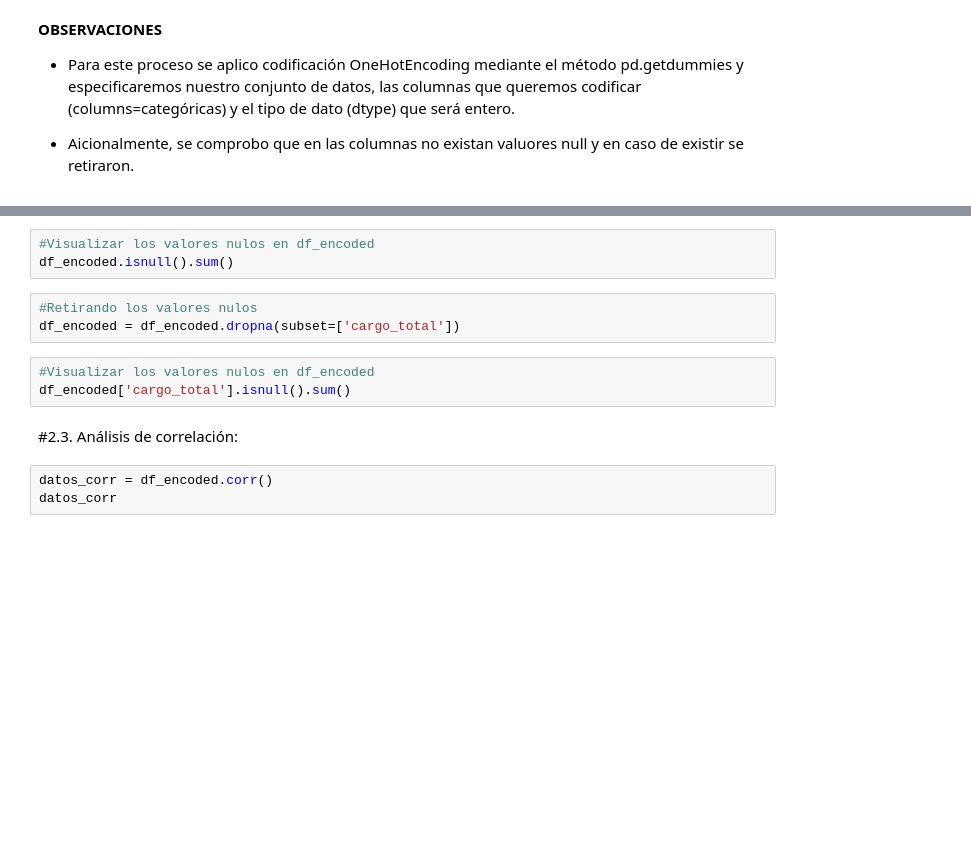
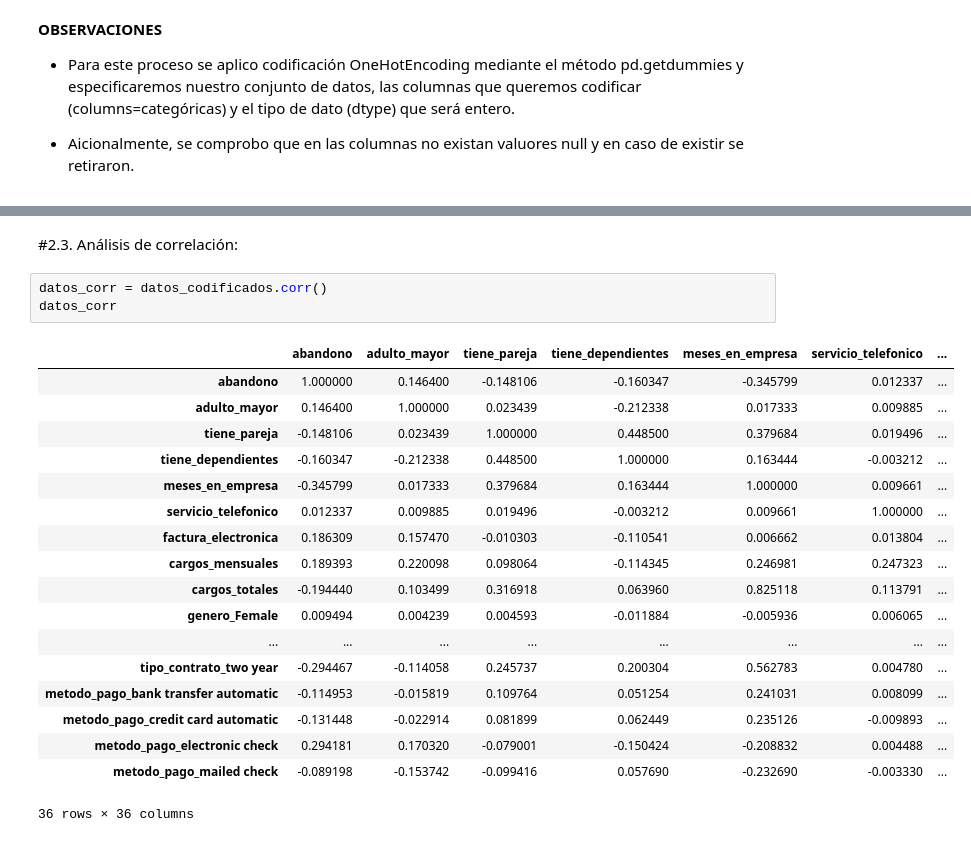
Before and after one commit to Nataliahfk/TELECOM-X---PARTE-2, a Jupyter notebook: TelecomX_SegundaParte_Natalia.ipynb, the cells around one changed output, grey strips where cells are left out. Drawn from its saved outputs; the diff is of its cells as text; blank space fills up the shorter version.

```diff
--- a/TelecomX_SegundaParte_Natalia.ipynb
+++ b/TelecomX_SegundaParte_Natalia.ipynb
@@ -286,17 +345,27 @@ df_encoded.info()
-# %%
-#Visualizar los valores nulos en df_encoded
-df_encoded.isnull().sum()
-# %%
-#Retirando los valores nulos
-df_encoded = df_encoded.dropna(subset=['cargo_total'])
-# %%
-#Visualizar los valores nulos en df_encoded
-df_encoded['cargo_total'].isnull().sum()
 # %% [markdown]
 #2.3. Análisis de correlación:
 # %%
-datos_corr = df_encoded.corr()
+datos_corr = datos_codificados.corr()
 datos_corr
+# %% [output]
+|  | abandono | adulto_mayor | tiene_pareja | tiene_dependientes | meses_en_empresa | servicio_telefonico | ... |
+| abandono | 1.000000 | 0.146400 | -0.148106 | -0.160347 | -0.345799 | 0.012337 | ... |
+| adulto_mayor | 0.146400 | 1.000000 | 0.023439 | -0.212338 | 0.017333 | 0.009885 | ... |
+| tiene_pareja | -0.148106 | 0.023439 | 1.000000 | 0.448500 | 0.379684 | 0.019496 | ... |
+| tiene_dependientes | -0.160347 | -0.212338 | 0.448500 | 1.000000 | 0.163444 | -0.003212 | ... |
+| meses_en_empresa | -0.345799 | 0.017333 | 0.379684 | 0.163444 | 1.000000 | 0.009661 | ... |
+| servicio_telefonico | 0.012337 | 0.009885 | 0.019496 | -0.003212 | 0.009661 | 1.000000 | ... |
+| factura_electronica | 0.186309 | 0.157470 | -0.010303 | -0.110541 | 0.006662 | 0.013804 | ... |
+| cargos_mensuales | 0.189393 | 0.220098 | 0.098064 | -0.114345 | 0.246981 | 0.247323 | ... |
+| cargos_totales | -0.194440 | 0.103499 | 0.316918 | 0.063960 | 0.825118 | 0.113791 | ... |
+| genero_Female | 0.009494 | 0.004239 | 0.004593 | -0.011884 | -0.005936 | 0.006065 | ... |
+| ... | ... | ... | ... | ... | ... | ... | ... |
+| tipo_contrato_two year | -0.294467 | -0.114058 | 0.245737 | 0.200304 | 0.562783 | 0.004780 | ... |
+| metodo_pago_bank transfer automatic | -0.114953 | -0.015819 | 0.109764 | 0.051254 | 0.241031 | 0.008099 | ... |
+| metodo_pago_credit card automatic | -0.131448 | -0.022914 | 0.081899 | 0.062449 | 0.235126 | -0.009893 | ... |
+| metodo_pago_electronic check | 0.294181 | 0.170320 | -0.079001 | -0.150424 | -0.208832 | 0.004488 | ... |
+| metodo_pago_mailed check | -0.089198 | -0.153742 | -0.099416 | 0.057690 | -0.232690 | -0.003330 | ... |
+36 rows × 36 columns
 # %%
 fig, ax = plt.subplots(figsize=(20,16))
 ax = sns.heatmap(np.round(datos_corr, 2), vmax=1, vmin=-1, center=0,
```
Also changed, not shown: parts of 11 cells of this notebook.
